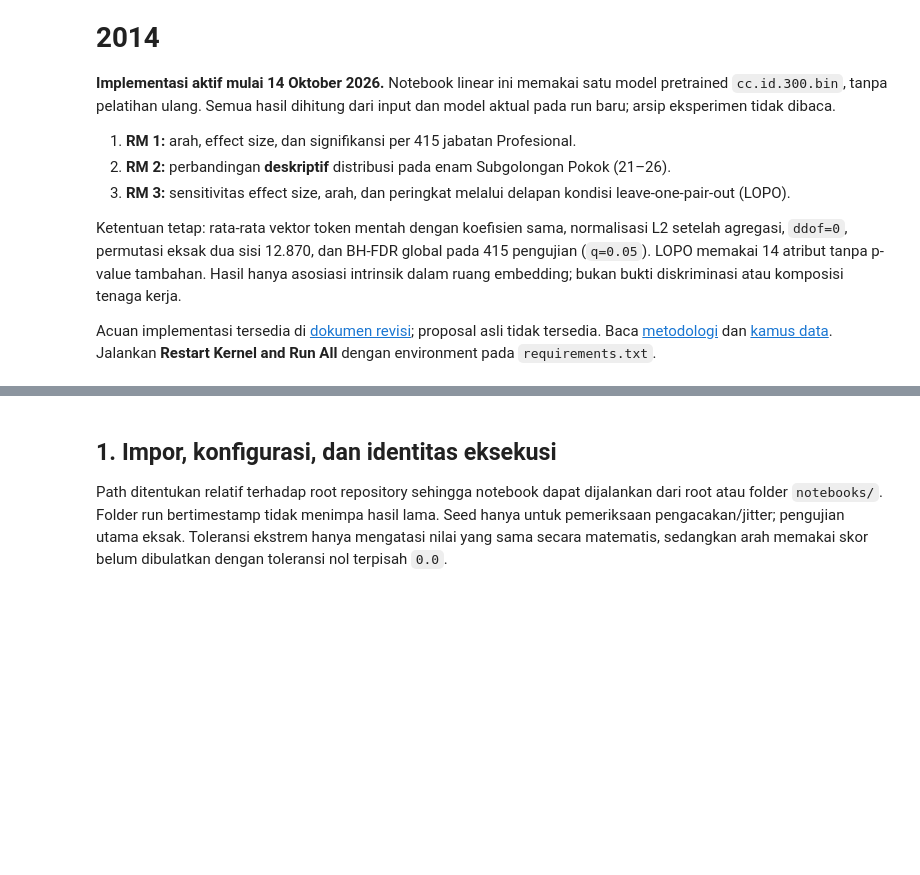
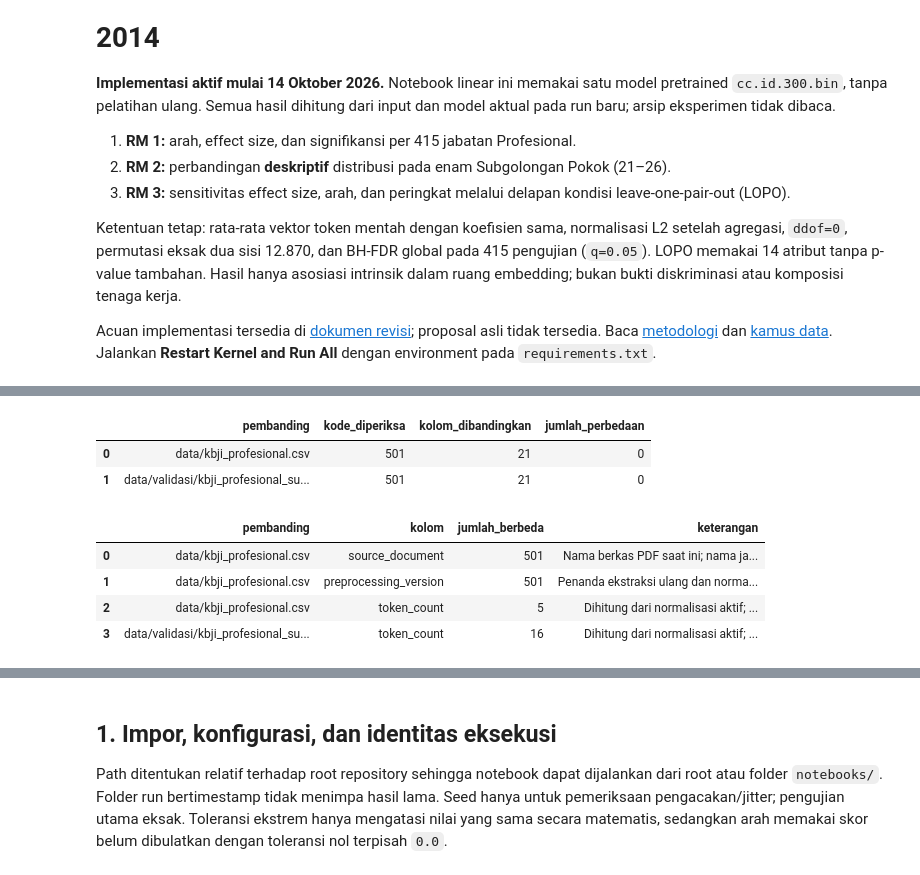
Before and after one commit to wiradityaa/skripsi-weat, a Jupyter notebook: notebooks/analisis_scweat_kbji.ipynb, the cells around one changed output, grey strips where cells are left out. Cells and saved outputs as stored; diff of their text form; code cells hidden in the pictures; blank space fills up the shorter version.

```diff
--- a/notebooks/analisis_scweat_kbji.ipynb
+++ b/notebooks/analisis_scweat_kbji.ipynb
@@ -12,0 +330,68 @@ Acuan implementasi tersedia di [dokumen revisi](../docs/acuan_proposal.md); prop
+# %%
+e_t0 = time.perf_counter()
+e_flags = ['is_valid_code', 'is_duplicate_code', 'is_residual', 'contains_gender_attribute',
+           'hierarchy_complete', 'hierarchy_prefix_match', 'code_name_conflict',
+           'duplicate_occupation_name', 'name_nonempty', 'include_analysis']
+e_identity_fields = ['occupation_name', *e_hierarchy_columns, 'source_page_pdf', 'source_page_printed']
+e_differences, e_comparison_rows, e_metadata_rows = [], [], []
+e_active_columns = pd.read_csv(e_root / e_config['active_csv'], nrows=0).columns.tolist()
+for e_key in ['active_csv', 'verification_csv']:
+    e_ref = pd.read_csv(e_root / e_config[e_key], dtype=str, keep_default_na=False)
+    if e_key == 'verification_csv':
+        e_ref = e_ref.rename(columns={'occupation_name_raw': 'occupation_name', 'is_duplicate': 'is_duplicate_code'})
+        e_ref['exclusion_reason'] = e_ref['exclusion_reason'].replace(
+            {'lexical leakage atribut gender': 'memuat atribut gender'})
+    assert e_ref['occupation_code'].is_unique, f'Kode pembanding duplikat: {e_key}'
+    e_fields = e_identity_fields + [c for c in e_flags + ['exclusion_reason'] if c in e_ref]
+    e_join = e_table[['occupation_code', *e_fields]].merge(
+        e_ref[['occupation_code', *e_fields]], on='occupation_code', how='outer',
+        suffixes=('_pdf', '_ref'), indicator=True, validate='one_to_one')
+    for e_r in e_join.loc[e_join['_merge'].ne('both')].itertuples():
+        e_differences.append({'pembanding': e_config[e_key], 'occupation_code': e_r.occupation_code,
+                              'kolom': 'keberadaan_kode', 'nilai_pdf': str(e_r._asdict()), 'nilai_csv': ''})
+    e_both = e_join.loc[e_join['_merge'].eq('both')].copy()
+    for e_field in e_fields:
+        e_left, e_right = e_both[e_field + '_pdf'], e_both[e_field + '_ref']
+        if e_field in e_flags:
+            e_left, e_right = e_left.astype(bool), e_boolean(e_right)
+        else:
+            e_left, e_right = e_left.astype(str), e_right.astype(str)
+        e_bad = e_left.ne(e_right)
+        for e_index in e_both.index[e_bad]:
+            e_differences.append({'pembanding': e_config[e_key],
+                'occupation_code': e_both.loc[e_index, 'occupation_code'], 'kolom': e_field,
+                'nilai_pdf': str(e_left.loc[e_index]), 'nilai_csv': str(e_right.loc[e_index])})
+    e_n_bad = sum(r['pembanding'] == e_config[e_key] for r in e_differences)
+    e_comparison_rows.append({'pembanding': e_config[e_key], 'kode_diperiksa': len(e_join),
+                              'kolom_dibandingkan': len(e_fields), 'jumlah_perbedaan': e_n_bad})
+    e_check('Identitas, halaman, flag dan seleksi: ' + e_key, e_n_bad, 0)
+    e_meta_join = e_table.merge(e_ref, on='occupation_code', suffixes=('_pdf', '_ref'), validate='one_to_one')
+    for e_field in ['source_document', 'preprocessing_version', 'token_count']:
+        if e_field in e_ref:
+            e_bad = e_meta_join[e_field + '_pdf'].astype(str).ne(e_meta_join[e_field + '_ref'].astype(str))
+            e_metadata_rows.append({'pembanding': e_config[e_key], 'kolom': e_field,
+                                    'jumlah_berbeda': int(e_bad.sum()),
+                                    'keterangan': {'source_document': 'Nama berkas PDF saat ini; nama jabatan tetap.',
+                                        'preprocessing_version': 'Penanda ekstraksi ulang dan normalisasi aktif.',
+                                        'token_count': 'Dihitung dari normalisasi aktif; teks historis tidak dipakai.'}[e_field]})
+e_diff = pd.DataFrame(e_differences, columns=['pembanding', 'occupation_code', 'kolom', 'nilai_pdf', 'nilai_csv'])
+e_comparison = pd.DataFrame(e_comparison_rows)
+e_metadata_comparison = pd.DataFrame(e_metadata_rows)
+e_diff.to_csv(e_dir / 'audit/perbedaan_sumber.csv', index=False, encoding='utf-8')
+e_comparison.to_csv(e_dir / 'audit/perbandingan_sumber.csv', index=False, encoding='utf-8')
+e_metadata_comparison.to_csv(e_dir / 'audit/perbandingan_metadata.csv', index=False, encoding='utf-8')
+display(e_comparison)
+display(e_metadata_comparison)
+if not e_diff.empty:
+    display(e_diff.head(20))
+assert e_diff.empty, 'Ada selisih identitas/seleksi; telusuri PDF sebelum menerbitkan CSV.'
+e_timings['source_comparison_seconds'] = time.perf_counter() - e_t0
+# %% [output]
+|  | pembanding | kode_diperiksa | kolom_dibandingkan | jumlah_perbedaan |
+| 0 | data/kbji_profesional.csv | 501 | 21 | 0 |
+| 1 | data/validasi/kbji_profesional_su... | 501 | 21 | 0 |
+|  | pembanding | kolom | jumlah_berbeda | keterangan |
+| 0 | data/kbji_profesional.csv | source_document | 501 | Nama berkas PDF saat ini; nama ja... |
+| 1 | data/kbji_profesional.csv | preprocessing_version | 501 | Penanda ekstraksi ulang dan norma... |
+| 2 | data/kbji_profesional.csv | token_count | 5 | Dihitung dari normalisasi aktif; ... |
+| 3 | data/validasi/kbji_profesional_su... | token_count | 16 | Dihitung dari normalisasi aktif; ... |
```
Also changed, not shown: parts of 9 cells of this notebook, 30 other files.
